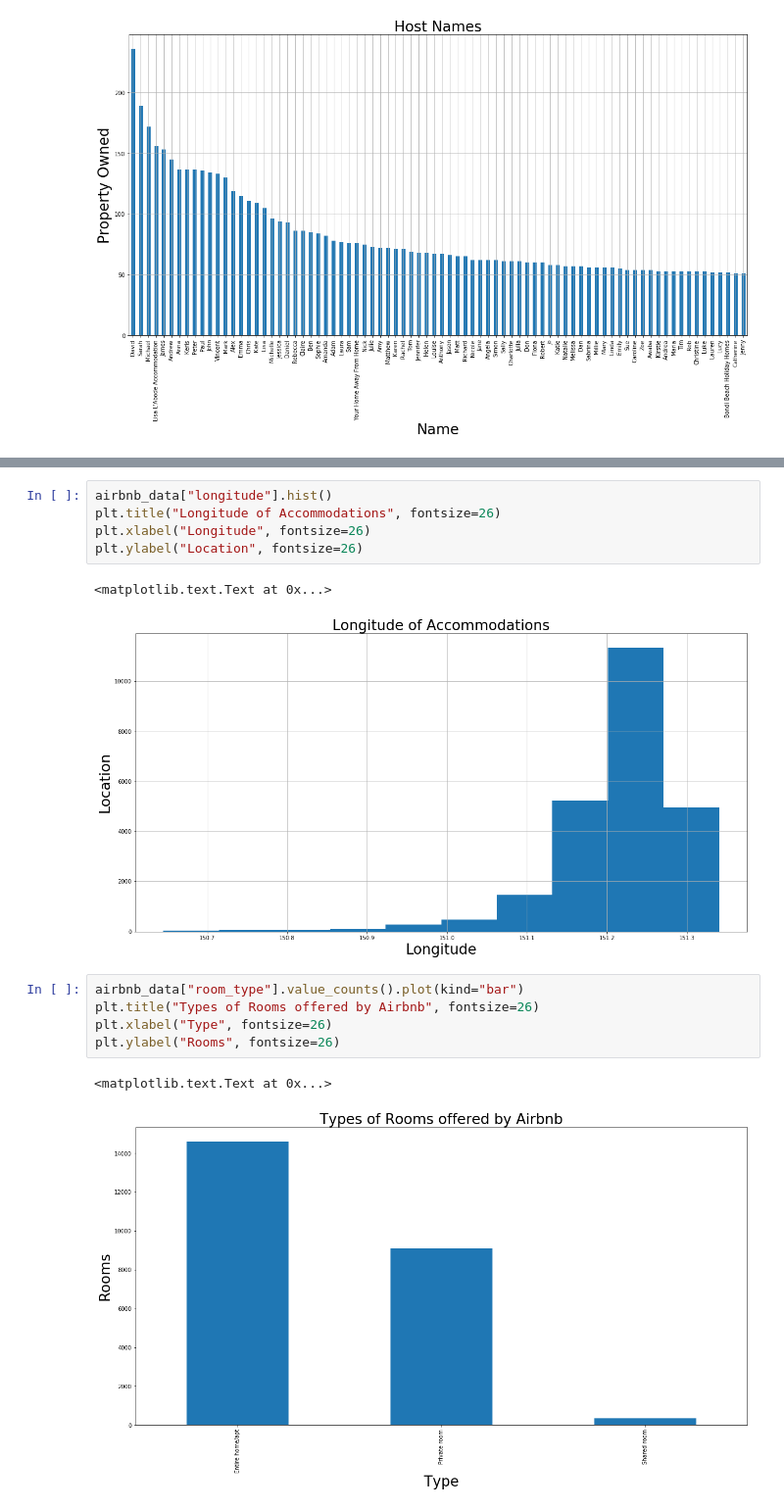
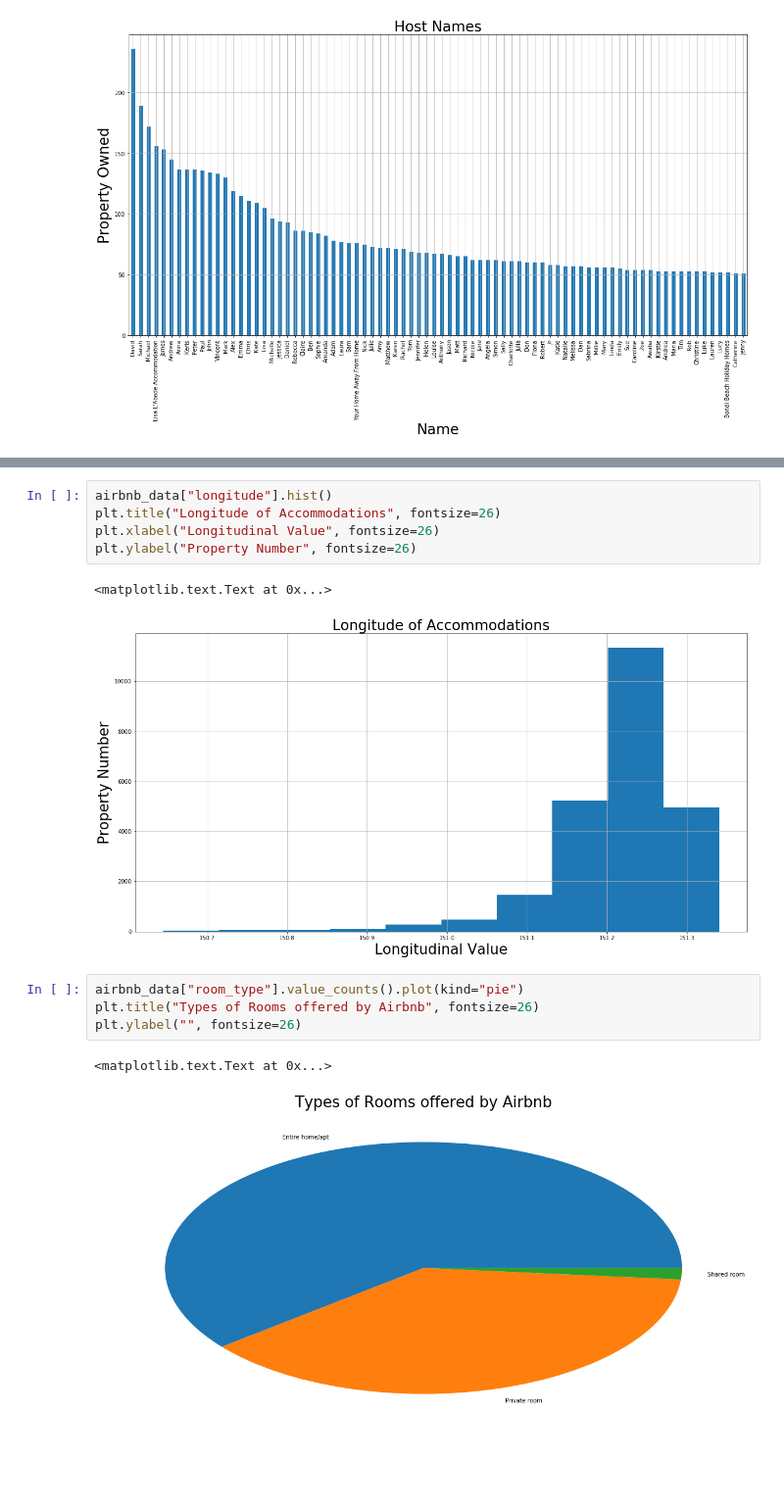
Before and after one commit to wilham7/code1161base, a Jupyter notebook: opendataproject/AirBnb.ipynb, the cells around one changed output, grey strips where cells are left out. Shown: that part at 98% size. Saved outputs shown, nothing was run; the diff lists cells and outputs as text; blank space fills up the shorter version.

```diff
--- a/opendataproject/AirBnb.ipynb
+++ b/opendataproject/AirBnb.ipynb
@@ -150,17 +137,16 @@ plt.ylabel("Location", fontsize=26)
 # %%
 airbnb_data["longitude"].hist()
 plt.title("Longitude of Accommodations", fontsize=26)
-plt.xlabel("Longitude", fontsize=26)
-plt.ylabel("Location", fontsize=26)
+plt.xlabel("Longitudinal Value", fontsize=26)
+plt.ylabel("Property Number", fontsize=26)
 # %% [output]
 <matplotlib.text.Text at 0x...>
-[figure, old version]
+[figure, new version]
 # %%
-airbnb_data["room_type"].value_counts().plot(kind="bar")
+airbnb_data["room_type"].value_counts().plot(kind="pie")
 plt.title("Types of Rooms offered by Airbnb", fontsize=26)
-plt.xlabel("Type", fontsize=26)
-plt.ylabel("Rooms", fontsize=26)
+plt.ylabel("", fontsize=26)
 # %% [output]
 <matplotlib.text.Text at 0x...>
-[figure, old version]
+[figure, new version]
 # %%
```
Also changed, not shown: parts of 15 cells of this notebook, 1 other file.
